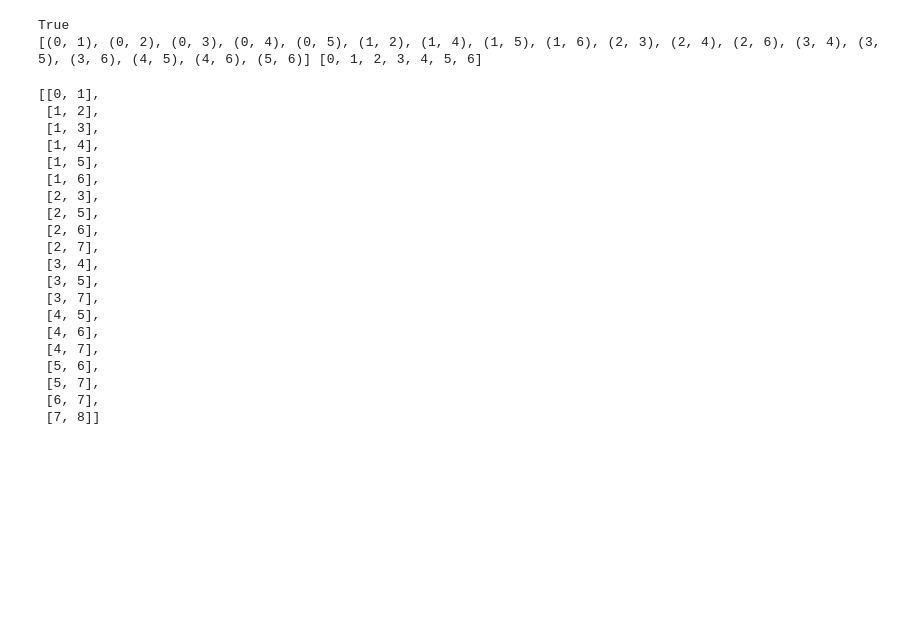
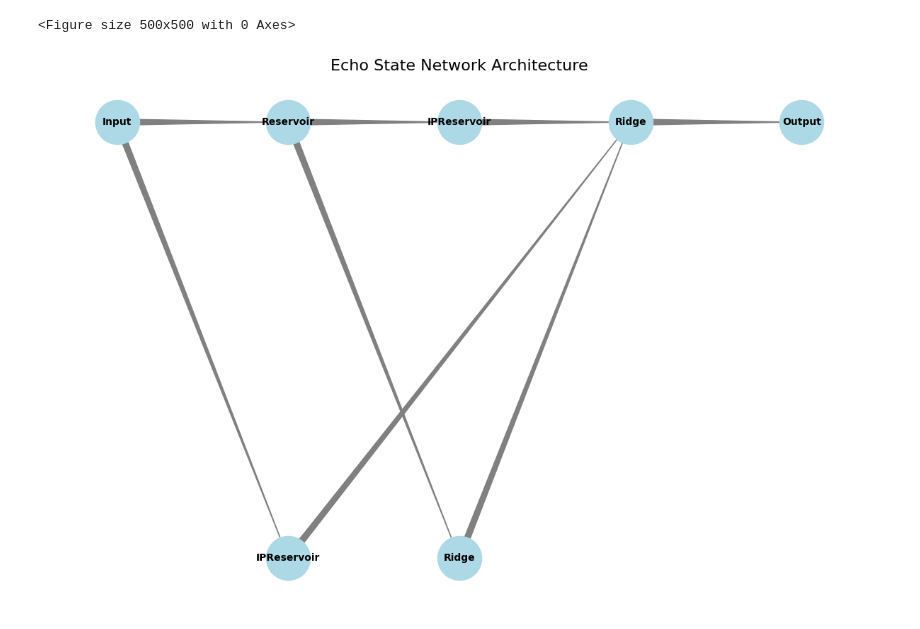
Before and after one commit to aloksGithub/ESN_research, a Jupyter notebook: experiments/temp.ipynb, the cells around one changed output. Drawn from its saved outputs; the diff is of its cells as text; code cells hidden in the pictures; blank space fills up the shorter version.

Commit message:
Add model visualization scripts

```diff
--- a/experiments/temp.ipynb
+++ b/experiments/temp.ipynb
@@ -78,11 +0,0 @@ trainX, trainY, valX, valY, testX, testY = getData()
-# %%
-from NAS.memory_estimator import measure_memory_usage
-
-architecture = utils.generateRandomArchitecture(trainX.shape[1], trainY.shape[1], trainX.shape[0], memoryLimit=1024)
-expected = utils.estimateMemory(architecture, trainX.shape[0])
-
-def func():
-    model = utils.constructModel(architecture)
-    utils.trainModel(model, trainX, trainY)
-actual = measure_memory_usage(func)
-print(actual, expected)
@@ -314,25 +0,0 @@ def createRandomGraph(numNodes):
-# %%
-createGraph(9)
-# %% [output]
-True
-[(0, 1), (0, 2), (0, 3), (0, 4), (0, 5), (1, 2), (1, 4), (1, 5), (1, 6), (2, 3), (2, 4), (2, 6), (3, 4), (3, 5), (3, 6), (4, 5), (4, 6), (5, 6)] [0, 1, 2, 3, 4, 5, 6]
-[[0, 1],
- [1, 2],
- [1, 3],
- [1, 4],
- [1, 5],
- [1, 6],
- [2, 3],
- [2, 5],
- [2, 6],
- [2, 7],
- [3, 4],
- [3, 5],
- [3, 7],
- [4, 5],
- [4, 6],
- [4, 7],
- [5, 6],
- [5, 7],
- [6, 7],
- [7, 8]]
@@ -338,0 +65,28 @@ True
+# %%
+from NAS.ESN_NAS import ESN_NAS
+from NAS.error_metrics import nrmse, r_squared
+from utils import readSavedExperiment
+import numpy as np
+
+def findBestGaArchitecture(ga: ESN_NAS):
+    errors = [errors[0] for errors in ga.fitnesses]
+    gaBestError = min(errors)
+    gaBestErrorIndex = errors.index(gaBestError)
+    gaBestModel = ga.architectures[gaBestErrorIndex]
+    return gaBestModel, gaBestError
+
+def findBestGasArchitecture(gas: list[ESN_NAS]):
+    bestError = np.inf
+    bestArchitecture = None
+    for ga in gas:
+        architecture, error = findBestGaArchitecture(ga)
+        if error<bestError:
+            bestArchitecture = architecture
+    return bestArchitecture
+# %%
+gas = [readSavedExperiment(f'../backup_50/mgs/backup_{i}.obj') for i in range(5)]
+architecture = findBestGasArchitecture(gas)
+visualize_esn_architecture(architecture)
+# %% [output]
+<Figure size 500x500 with 0 Axes>
+[figure, added]
```
Also changed, not shown: parts of 20 cells of this notebook, 5 other files.
